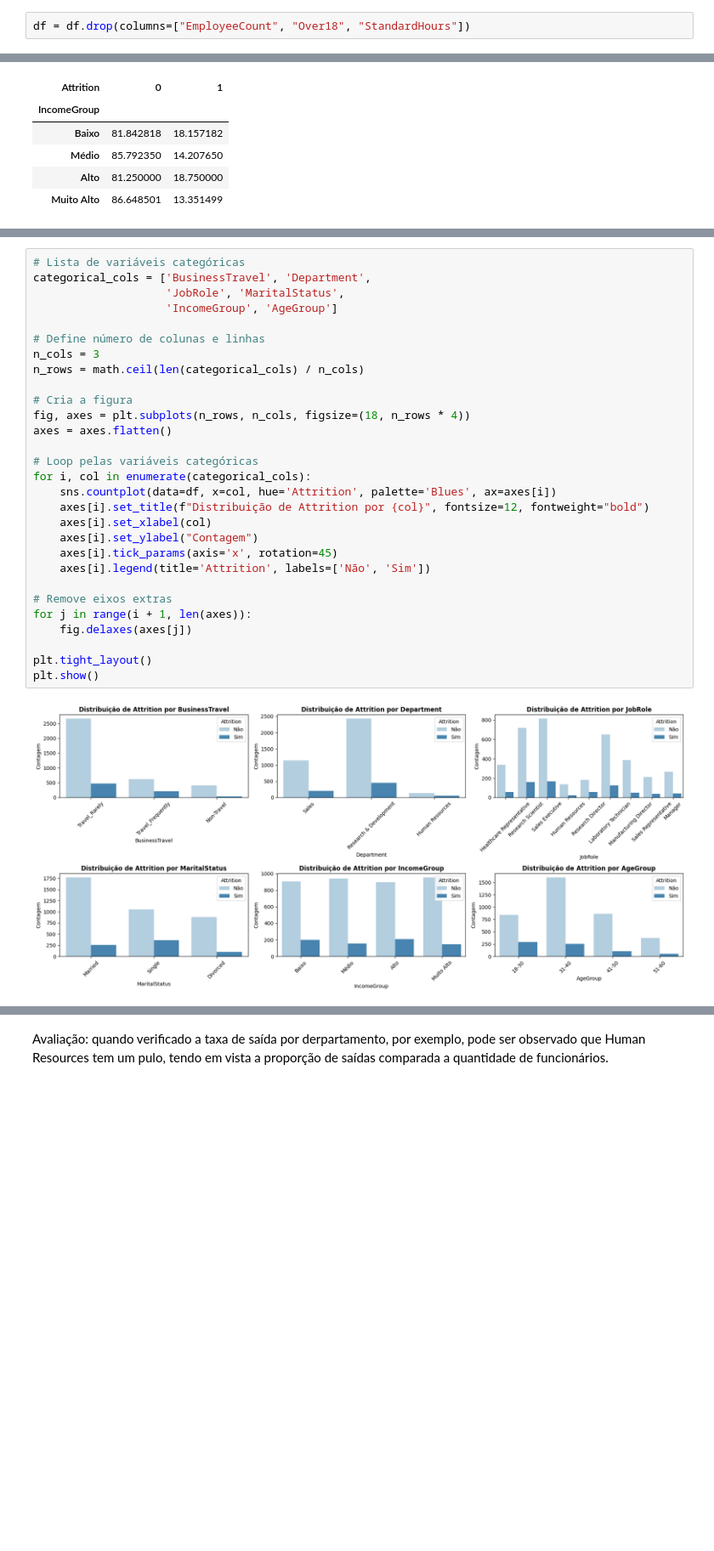
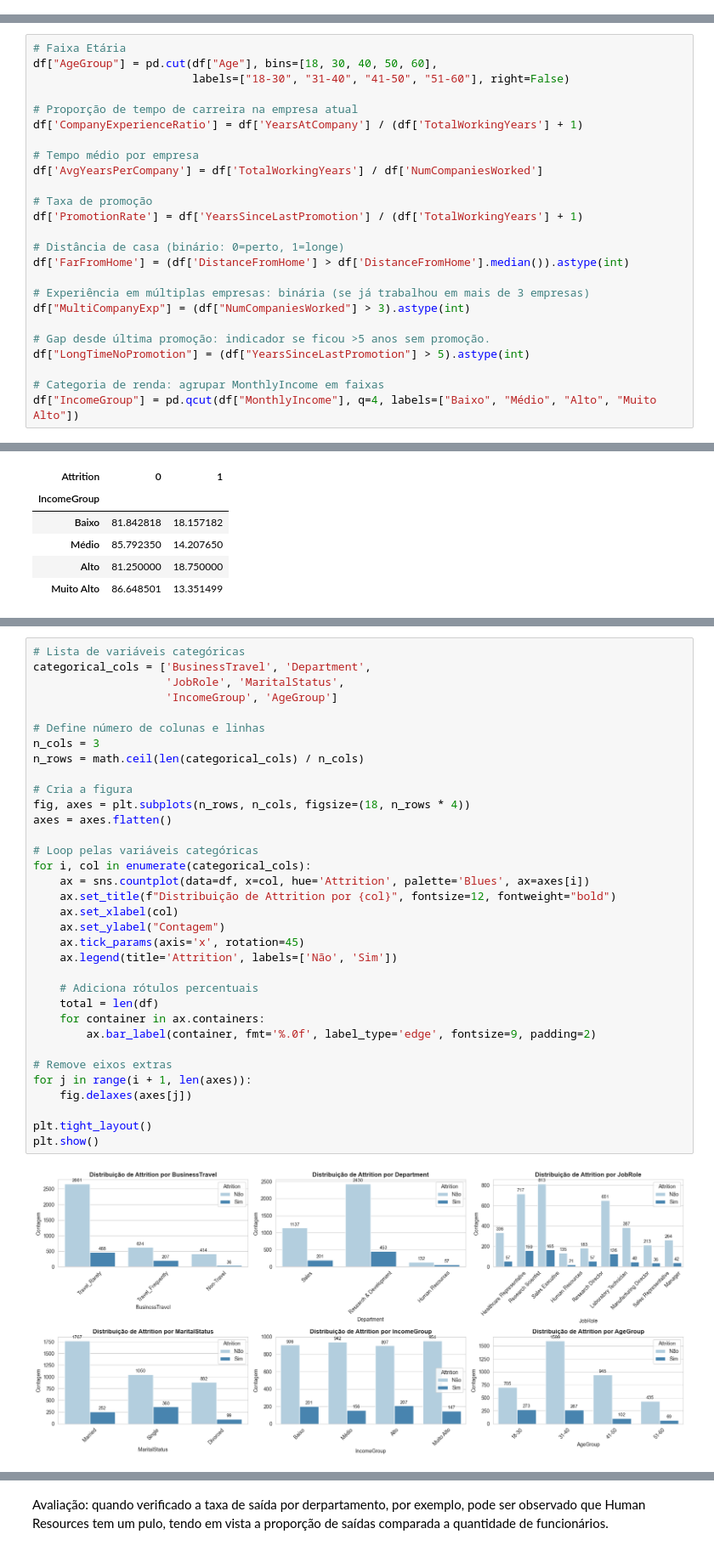
Before and after one commit to iannacastro/laboratoria-ml-attrition, a Jupyter notebook: notebooks/ML_Attrition_Projeto.ipynb, the cells around one changed output, grey strips where cells are left out. Shown at 85% size. Saved outputs shown, nothing was run; the diff lists cells and outputs as text; blank space fills up the shorter version.

```diff
--- a/notebooks/ML_Attrition_Projeto.ipynb
+++ b/notebooks/ML_Attrition_Projeto.ipynb
@@ -197,2 +82,0 @@ Coluna StandardHours é constante e pode ser removida.
-# %%
-df = df.drop(columns=["EmployeeCount", "Over18", "StandardHours"])
@@ -288,0 +109,25 @@ Name: proportion, dtype: float64
+# %%
+# Faixa Etária
+df["AgeGroup"] = pd.cut(df["Age"], bins=[18, 30, 40, 50, 60],
+                        labels=["18-30", "31-40", "41-50", "51-60"], right=False)
+
+# Proporção de tempo de carreira na empresa atual
+df['CompanyExperienceRatio'] = df['YearsAtCompany'] / (df['TotalWorkingYears'] + 1)
+
+# Tempo médio por empresa
+df['AvgYearsPerCompany'] = df['TotalWorkingYears'] / df['NumCompaniesWorked']
+
+# Taxa de promoção
+df['PromotionRate'] = df['YearsSinceLastPromotion'] / (df['TotalWorkingYears'] + 1)
+
+# Distância de casa (binário: 0=perto, 1=longe)
+df['FarFromHome'] = (df['DistanceFromHome'] > df['DistanceFromHome'].median()).astype(int)
+
+# Experiência em múltiplas empresas: binária (se já trabalhou em mais de 3 empresas)
+df["MultiCompanyExp"] = (df["NumCompaniesWorked"] > 3).astype(int)
+
+# Gap desde última promoção: indicador se ficou >5 anos sem promoção.
+df["LongTimeNoPromotion"] = (df["YearsSinceLastPromotion"] > 5).astype(int)
+
+# Categoria de renda: agrupar MonthlyIncome em faixas
+df["IncomeGroup"] = pd.qcut(df["MonthlyIncome"], q=4, labels=["Baixo", "Médio", "Alto", "Muito Alto"])
@@ -468,34 +384,39 @@ pd.crosstab(df['IncomeGroup'], df['Attrition'], normalize='index') * 100
 # %%
 # Lista de variáveis categóricas
 categorical_cols = ['BusinessTravel', 'Department',
                     'JobRole', 'MaritalStatus',
                     'IncomeGroup', 'AgeGroup']
 
 # Define número de colunas e linhas
 n_cols = 3
 n_rows = math.ceil(len(categorical_cols) / n_cols)
 
 # Cria a figura
 fig, axes = plt.subplots(n_rows, n_cols, figsize=(18, n_rows * 4))
 axes = axes.flatten()
 
 # Loop pelas variáveis categóricas
 for i, col in enumerate(categorical_cols):
-    sns.countplot(data=df, x=col, hue='Attrition', palette='Blues', ax=axes[i])
-    axes[i].set_title(f"Distribuição de Attrition por {col}", fontsize=12, fontweight="bold")
-    axes[i].set_xlabel(col)
-    axes[i].set_ylabel("Contagem")
-    axes[i].tick_params(axis='x', rotation=45)
-    axes[i].legend(title='Attrition', labels=['Não', 'Sim'])
+    ax = sns.countplot(data=df, x=col, hue='Attrition', palette='Blues', ax=axes[i])
+    ax.set_title(f"Distribuição de Attrition por {col}", fontsize=12, fontweight="bold")
+    ax.set_xlabel(col)
+    ax.set_ylabel("Contagem")
+    ax.tick_params(axis='x', rotation=45)
+    ax.legend(title='Attrition', labels=['Não', 'Sim'])
+
+    # Adiciona rótulos percentuais
+    total = len(df)
+    for container in ax.containers:
+        ax.bar_label(container, fmt='%.0f', label_type='edge', fontsize=9, padding=2)
 
 # Remove eixos extras
 for j in range(i + 1, len(axes)):
     fig.delaxes(axes[j])
 
 plt.tight_layout()
 plt.show()
 # %% [output]
-[figure, old version]
+[figure, new version]
 # %%
 # Variáveis categóricas que queremos analisar
 categorical_cols = ['BusinessTravel', 'Department',
```
Also changed, not shown: parts of 100 cells of this notebook.
